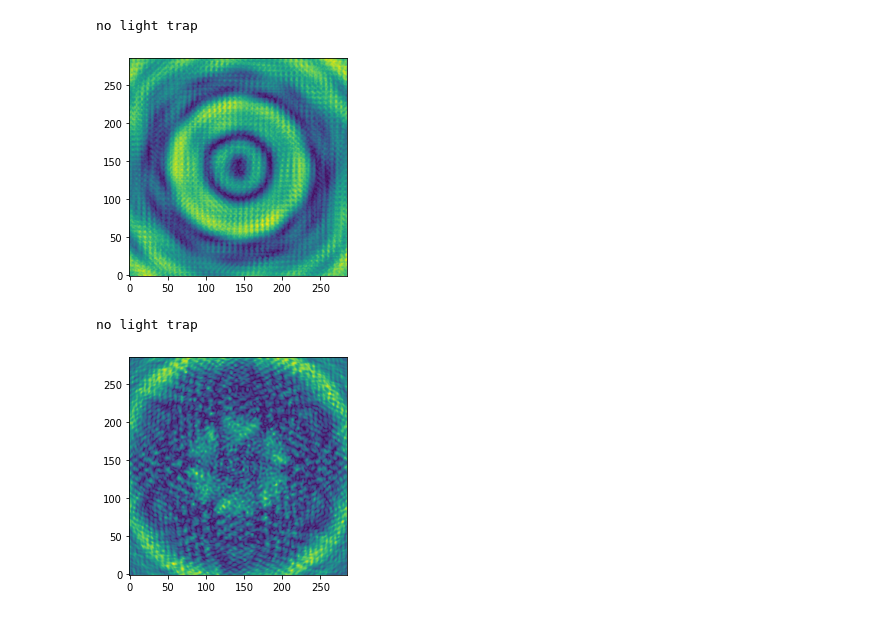
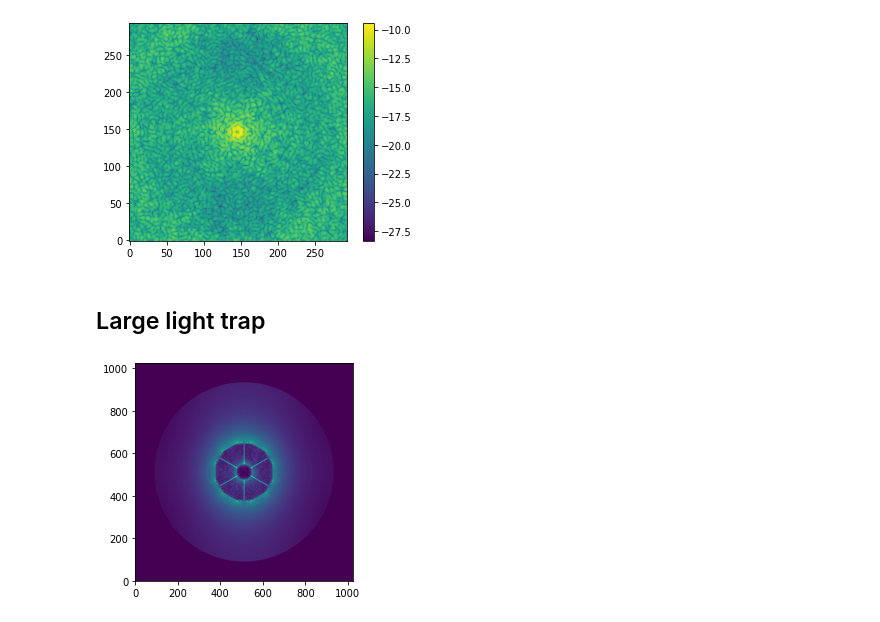
Before and after one commit to vortex-exoplanet/HEEPS, a Jupyter notebook: tools/light_trap.ipynb, the cells around one changed output. Drawn from its saved outputs; the diff is of its cells as text; code cells hidden in the pictures.

```diff
--- a/tools/light_trap.ipynb
+++ b/tools/light_trap.ipynb
@@ -39,10 +101,11 @@ no light trap
+# %%
+plt.imshow(np.log(psf2), origin='lower')
+plt.colorbar();
+# %% [output]
+[figure, added]
+# %% [markdown]
+## Large light trap
 # %%
-psf = PSF_at_lighttrap(**dict(conf, lt_diam=1, lt_dist=0.01))
+psf3 = PSF_at_lighttrap(**dict(conf, lt_diam=lt2_diam, lt_dist=lt2_dist))
 # %% [output]
-no light trap
-[figure, old version]
+[figure, new version]
-# %%
-psf = PSF_at_lighttrap(**dict(conf, lt_diam=1, lt_dist=0.1))
-# %% [output]
-no light trap
-[figure, removed]
```
Also changed, not shown: parts of 23 cells of this notebook, 1 other file.
